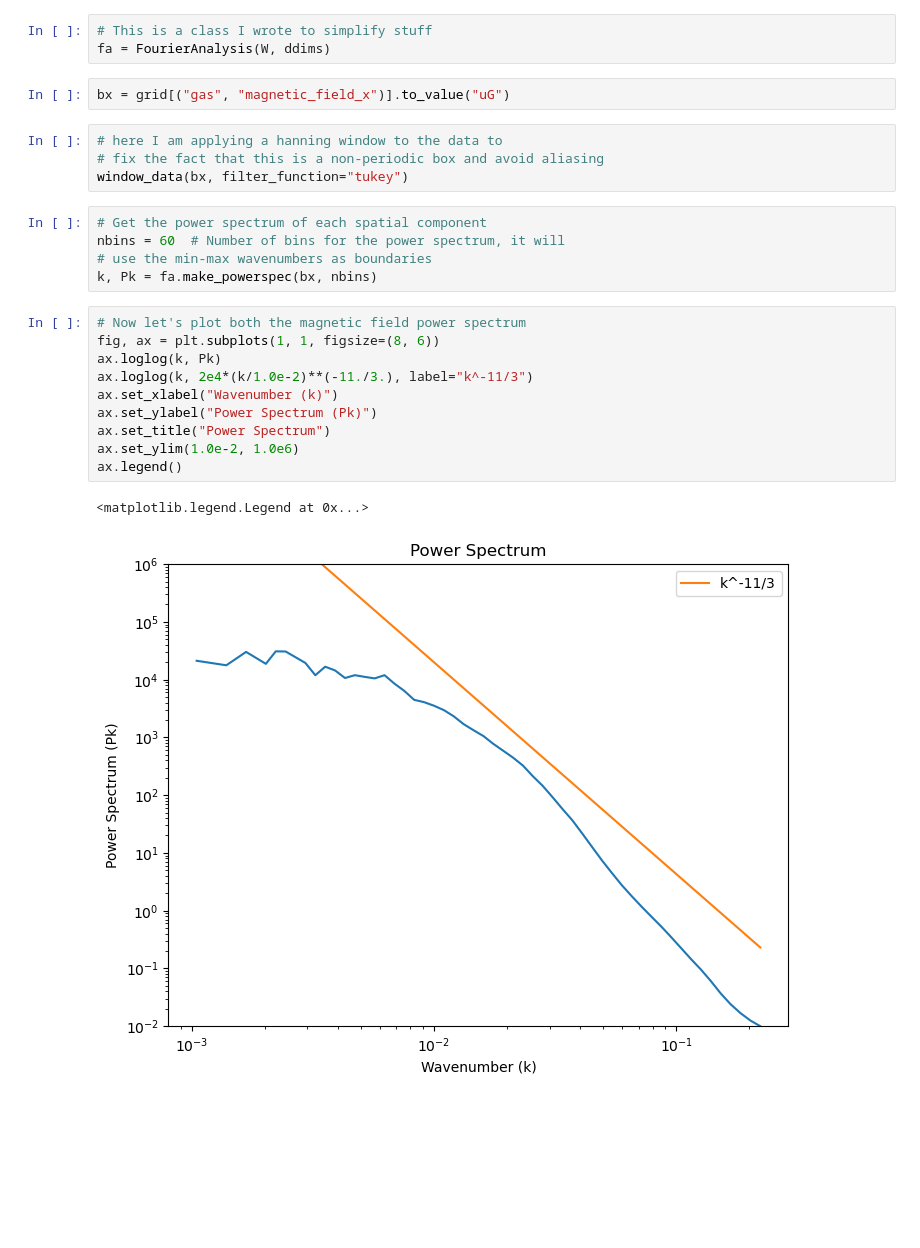
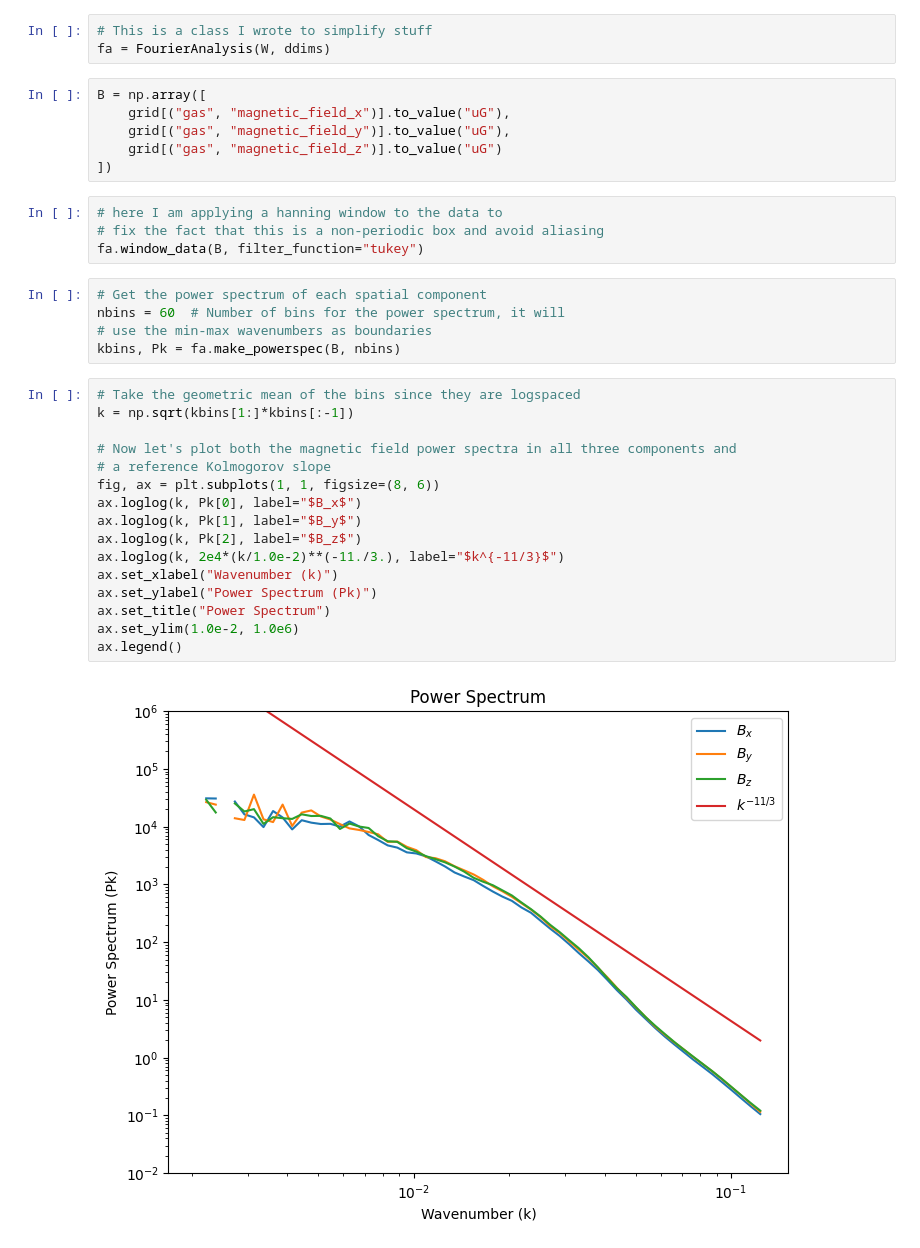
Before and after one commit to jzuhone/field_kit, a Jupyter notebook: examples/tng_example.ipynb, the cells around one changed output. Cells and saved outputs as stored; diff of their text form; blank space fills up the shorter version.

```diff
--- a/examples/tng_example.ipynb
+++ b/examples/tng_example.ipynb
@@ -56,26 +38,35 @@ grid = ds.r[
 # This is a class I wrote to simplify stuff
 fa = FourierAnalysis(W, ddims)
 # %%
-bx = grid[("gas", "magnetic_field_x")].to_value("uG")
+B = np.array([
+    grid[("gas", "magnetic_field_x")].to_value("uG"),
+    grid[("gas", "magnetic_field_y")].to_value("uG"),
+    grid[("gas", "magnetic_field_z")].to_value("uG")
+])
 # %%
 # here I am applying a hanning window to the data to
 # fix the fact that this is a non-periodic box and avoid aliasing
-window_data(bx, filter_function="tukey")
+fa.window_data(B, filter_function="tukey")
 # %%
 # Get the power spectrum of each spatial component
 nbins = 60  # Number of bins for the power spectrum, it will
 # use the min-max wavenumbers as boundaries
-k, Pk = fa.make_powerspec(bx, nbins)
+kbins, Pk = fa.make_powerspec(B, nbins)
 # %%
-# Now let's plot both the magnetic field power spectrum
+# Take the geometric mean of the bins since they are logspaced
+k = np.sqrt(kbins[1:]*kbins[:-1])
+
+# Now let's plot both the magnetic field power spectra in all three components and
+# a reference Kolmogorov slope
 fig, ax = plt.subplots(1, 1, figsize=(8, 6))
-ax.loglog(k, Pk)
-ax.loglog(k, 2e4*(k/1.0e-2)**(-11./3.), label="k^-11/3")
+ax.loglog(k, Pk[0], label="$B_x$")
+ax.loglog(k, Pk[1], label="$B_y$")
+ax.loglog(k, Pk[2], label="$B_z$")
+ax.loglog(k, 2e4*(k/1.0e-2)**(-11./3.), label="$k^{-11/3}$")
 ax.set_xlabel("Wavenumber (k)")
 ax.set_ylabel("Power Spectrum (Pk)")
 ax.set_title("Power Spectrum")
 ax.set_ylim(1.0e-2, 1.0e6)
 ax.legend()
 # %% [output]
-<matplotlib.legend.Legend at 0x...>
-[figure, old version]
+[figure, new version]
```
Also changed, not shown: parts of 4 cells of this notebook, 1 other file.
